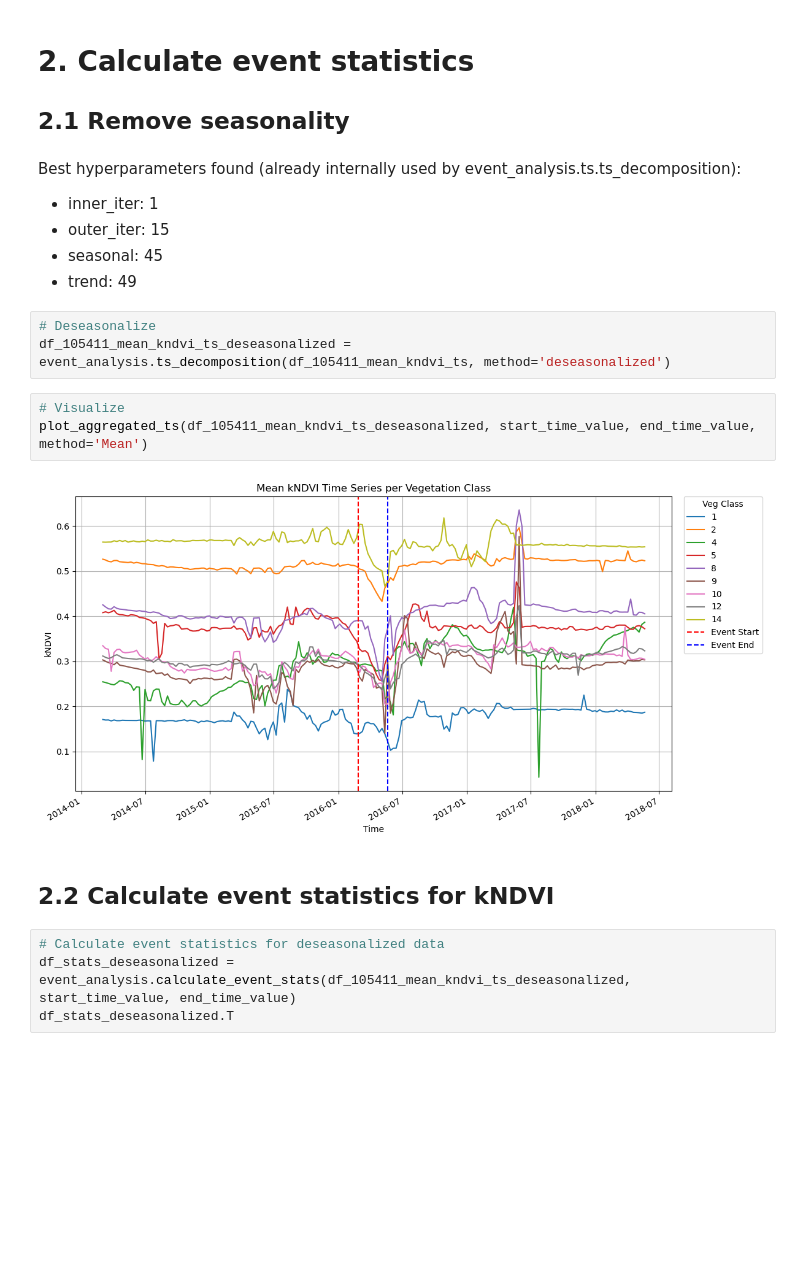
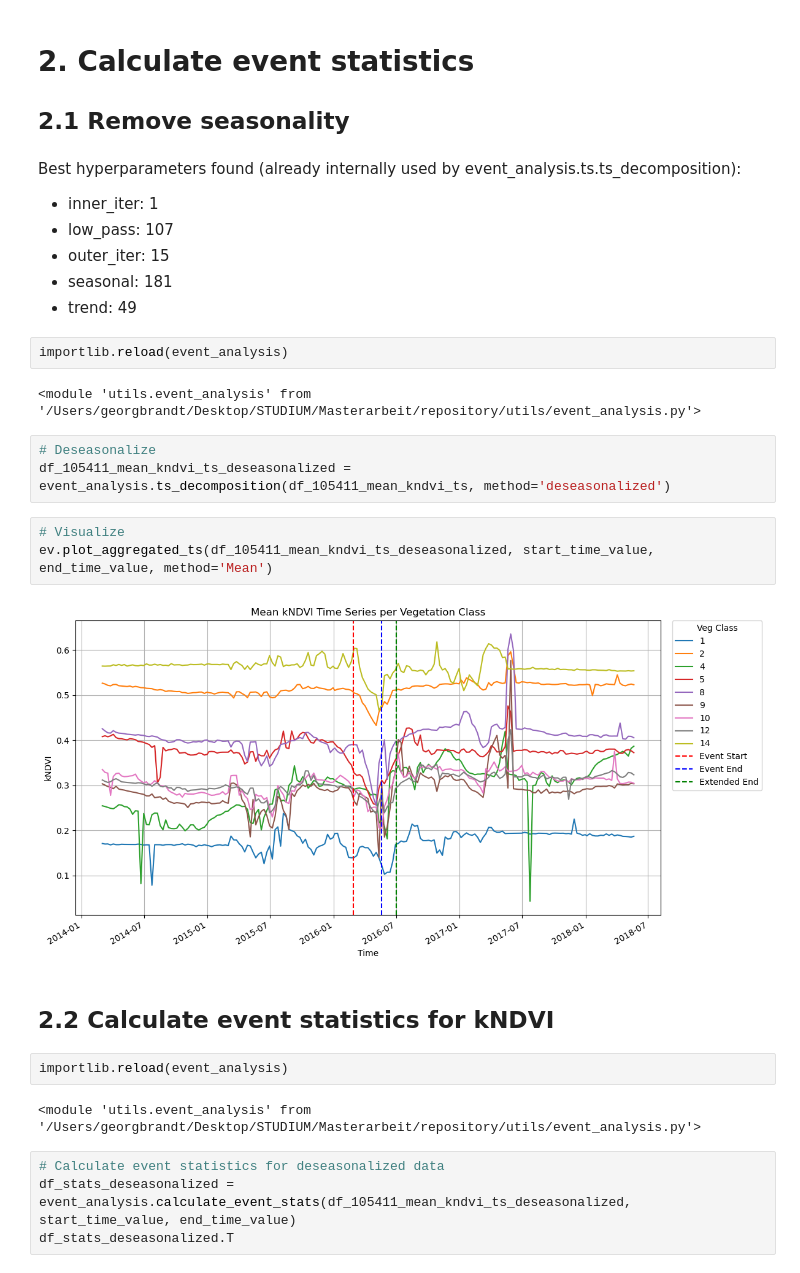
Before and after one commit to bgrandt/masters_thesis, a Jupyter notebook: 3_aggregation.ipynb, the cells around one changed output. Drawn from its saved outputs; the diff is of its cells as text; blank space fills up the shorter version.

```diff
--- a/3_aggregation.ipynb
+++ b/3_aggregation.ipynb
@@ -200,19 +201,28 @@ plot_aggregated_ts(df_105411_max_kndvi_ts, start_time_value, end_time_value, met
 # %% [markdown]
 Best hyperparameters found (already internally used by event_analysis.ts.ts_decomposition):
 - inner_iter: 1
+- low_pass: 107
 - outer_iter: 15
-- seasonal: 45
+- seasonal: 181
 - trend: 49
+# %%
+importlib.reload(event_analysis)
+# %% [output]
+<module 'utils.event_analysis' from '/Users/georgbrandt/Desktop/STUDIUM/Masterarbeit/repository/utils/event_analysis.py'>
 # %%
 # Deseasonalize
 df_105411_mean_kndvi_ts_deseasonalized = event_analysis.ts_decomposition(df_105411_mean_kndvi_ts, method='deseasonalized')
 # %%
 # Visualize
-plot_aggregated_ts(df_105411_mean_kndvi_ts_deseasonalized, start_time_value, end_time_value, method='Mean')
+ev.plot_aggregated_ts(df_105411_mean_kndvi_ts_deseasonalized, start_time_value, end_time_value, method='Mean')
 # %% [output]
-[figure, old version]
+[figure, new version]
 # %% [markdown]
 ## 2.2 Calculate event statistics for kNDVI
+# %%
+importlib.reload(event_analysis)
+# %% [output]
+<module 'utils.event_analysis' from '/Users/georgbrandt/Desktop/STUDIUM/Masterarbeit/repository/utils/event_analysis.py'>
 # %%
 # Calculate event statistics for deseasonalized data
 df_stats_deseasonalized = event_analysis.calculate_event_stats(df_105411_mean_kndvi_ts_deseasonalized, start_time_value, end_time_value)
```
Also changed, not shown: parts of 13 cells of this notebook, 7 other files.
